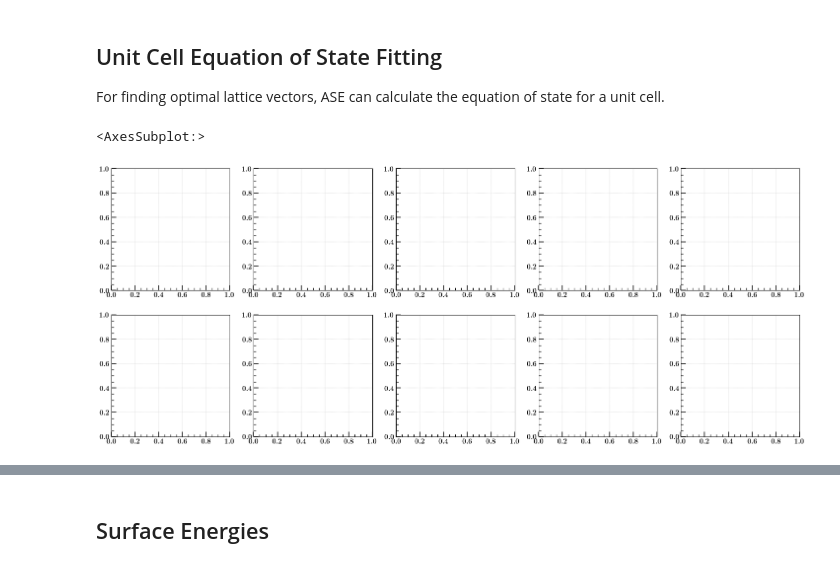
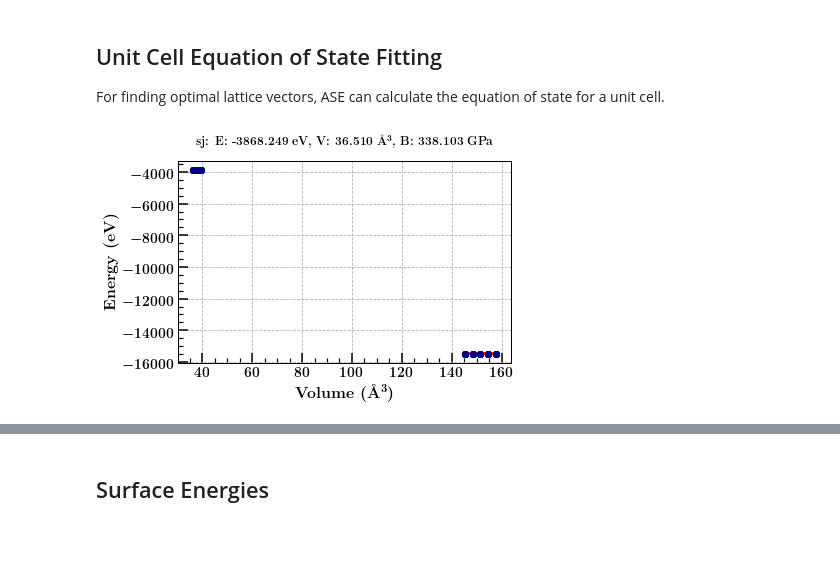
Before and after one commit to potus28/MSELProjects, a Jupyter notebook: NSF/SurfacesAndBulk/TMC.ipynb, the cells around one changed output, grey strips where cells are left out. Cells and saved outputs as stored; diff of their text form; code cells hidden in the pictures; blank space fills up the shorter version.

```diff
--- a/NSF/SurfacesAndBulk/TMC.ipynb
+++ b/NSF/SurfacesAndBulk/TMC.ipynb
@@ -268,9 +265,9 @@ KERNEL_FILE_NAME rVV10_kernel_table.dat
 
 For finding optimal lattice vectors, ASE can calculate the equation of state for a unit cell.
 # %%
-def MyEOSFitting(atoms, db, fh, functional):
+def MyEOSFitting(atoms, db, fh, metal, functional):
 
-    atoms.calc = myCP2KCalculator(
+    atoms.calc = CP2KCalculator(
         400,
         functional,
         kpoints=(4,4,4),
@@ -282,7 +279,7 @@ def MyEOSFitting(atoms, db, fh, functional):
     cell0 = atoms.get_cell()
 
     start = time.time()
-    eos = calculate_eos(atoms,npoints=5, eps=0.05,trajectory=fh+".traj")
+    eos = calculate_eos(atoms,npoints=5, eps=0.04,trajectory=fh+".traj")
     v, e, B = eos.fit()  # find minimum
     end = time.time()
     elapsed = end - start
@@ -294,25 +291,26 @@ def MyEOSFitting(atoms, db, fh, functional):
 
     B_GPa = B / kJ * 1.0e24
 
-    db.write(atoms, bm=B_GPa, scaler=s, xcfunctional=functional, totaltime=elapsed)
+    db.write(atoms, bm=B_GPa, scaler=s, metal=metal, xcfunctional=functional, totaltime=elapsed)
     eos.plot(filename=fh+".png")
 # %%
 alpha = read("../../Resources/cif/tmc/Alpha-Mo2C_mp-1552_conventional_standard.cif")
 beta = read("../../Resources/cif/tmc/Beta-Mo2C_mp-1221498_conventional_standard.cif")
 
-metals = [alpha, beta]
-functionals = ["optB88-vdw+FermiDirac+MP",
-               "optB86B-vdw+FermiDirac+MP",
-               "optPBE-vdw+FermiDirac+MP",
-               "rVV10+FermiDirac+MP",
-              "PBE+D3+FermiDirac+MP"]
+metals = ["Alpha-Mo2C_mp-1552", "Beta-Mo2C_mp-1221498"]
+
+functionals = ["optB88-vdw",
+               "optB86B-vdw",
+               "optPBE-vdw",
+               "rVV10",
+              "PBE+D3"]
 # %%
 db = connect('bulk.db')
-for m_idx in range(0, len(metals)):
+for m in metals:
     for f in functionals:
-        fh = str(m_idx) + "_" + f
-        MyEOSFitting(metals[m_idx],db,fh,f)
+        metal = read("../../Resources/cif/tmc/"+m+"_conventional_standard.cif")
+        fh = m + "_" + f
+        MyEOSFitting(metal,db,fh,m, f)
 # %% [output]
-<AxesSubplot:>
-[figure, old version]
+[figure, new version]
 # %%
```
Also changed, not shown: parts of 6 cells of this notebook.
